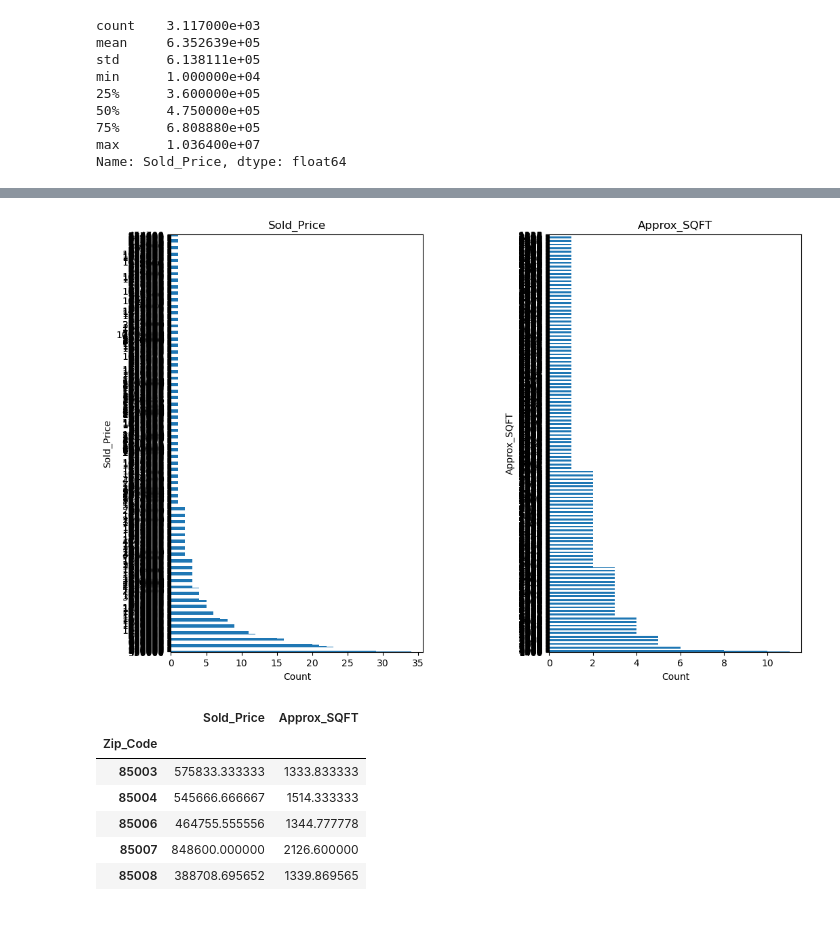
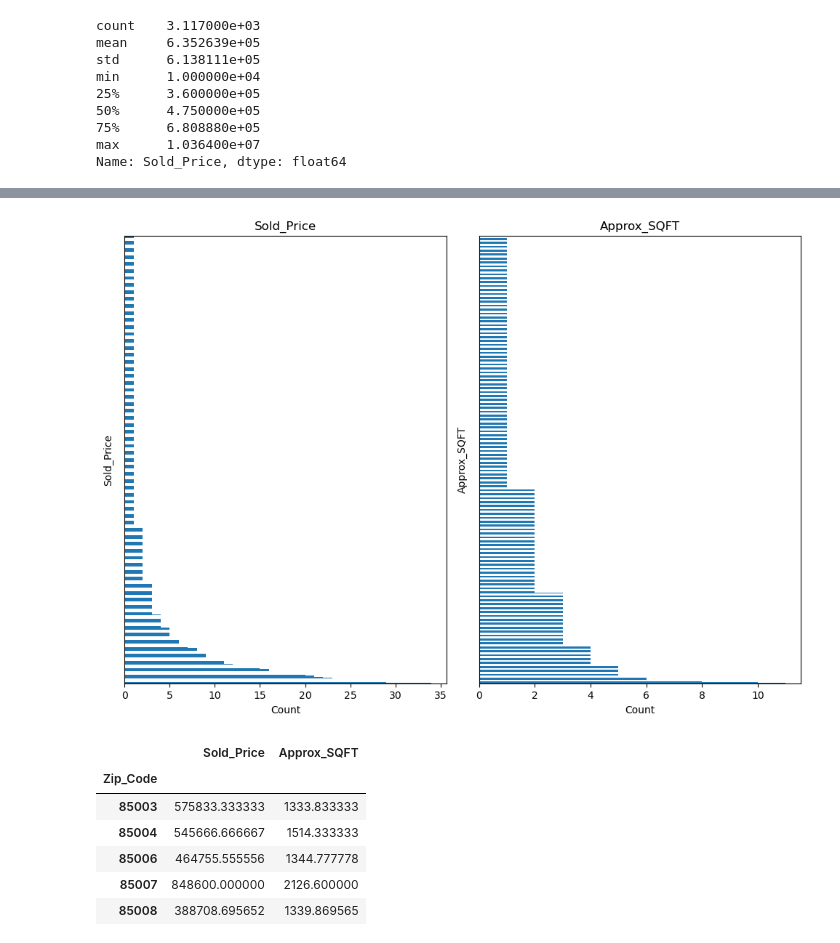
Before and after one commit to Feriga/Capstone2, a Jupyter notebook: Notebooks/03_Maricopa_EDA.ipynb, the cells around one changed output, grey strips where cells are left out. Saved outputs shown, nothing was run; the diff lists cells and outputs as text; code cells hidden in the pictures.

```diff
--- a/Notebooks/03_Maricopa_EDA.ipynb
+++ b/Notebooks/03_Maricopa_EDA.ipynb
@@ -233,0 +160,4 @@ df[df['Zip_Code'] == '85202'].transpose()
+# %%
+# adding a column "Sold_Price_log" to df containing np.log('Sold_Price')
+
+df['Sold_Price_log'] = np.log(df['Sold_Price'])
@@ -233,0 +182,4 @@ df[df['Zip_Code'] == '85202'].transpose()
+# %%
+# adding a column "Approx_SQFT_log" to df containing np.log('Approx_SQFT')
+
+df['Approx_SQFT_log'] = np.log(df['Approx_SQFT'])
@@ -252,21 +250,29 @@ Name: count, Length: 866, dtype: int64
 # %%
 
-#Create two subplots on 1 row and 2 columns with a figsize of (12, 8)
+
 fig, ax = plt.subplots(nrows=1, ncols=2, figsize=(12, 8))
-#Specify a horizontal barplot ('barh') as kind of plot (kind=)
+
 df.Sold_Price.value_counts().plot(kind='barh', ax=ax[0])
-#Give the plot a helpful title of 'Sold_Price'
+
 ax[0].set_title('Sold_Price')
-#Label the xaxis 'Dollars'
+
 ax[0].set_xlabel('Count')
-#Specify a horizontal barplot ('barh') as kind of plot (kind=)
+
+ax[0].set(yticklabels=[])
+
+ax[0].tick_params(left=False)
+
 df.Approx_SQFT.value_counts().plot(kind='barh', ax=ax[1])
-#Give the plot a helpful title of 'Approx_SQFT'
+
 ax[1].set_title('Approx_SQFT')
-#Label the xaxis 'Sqft'
+
 ax[1].set_xlabel('Count')
-#Give the subplots a little "breathing room" with a wspace of 0.5
-plt.subplots_adjust(wspace=0.5);
+
+ax[1].set(yticklabels=[])
+
+ax[1].tick_params(left=False)
+
+plt.subplots_adjust(wspace=0.1);
 # %% [output]
-[figure, old version]
+[figure, new version]
 # %%
```
Also changed, not shown: parts of 49 cells of this notebook.
